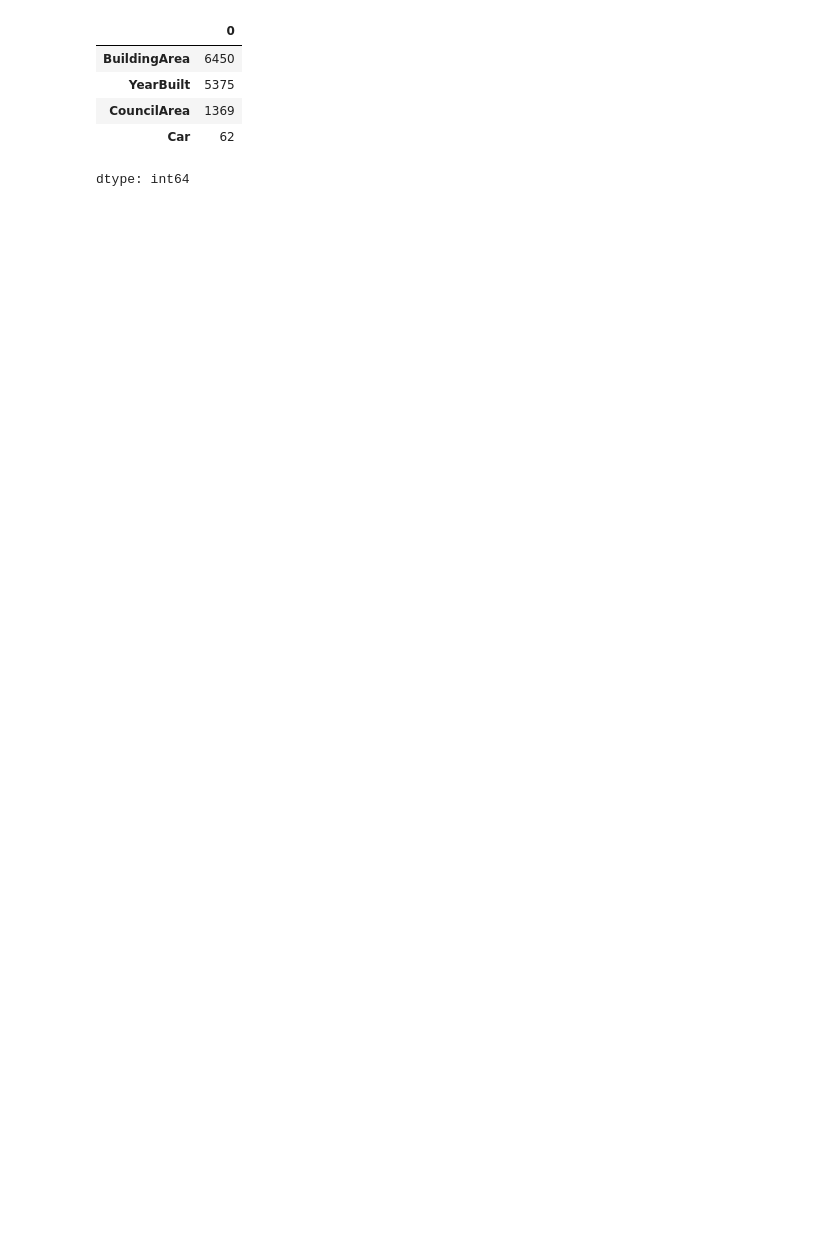
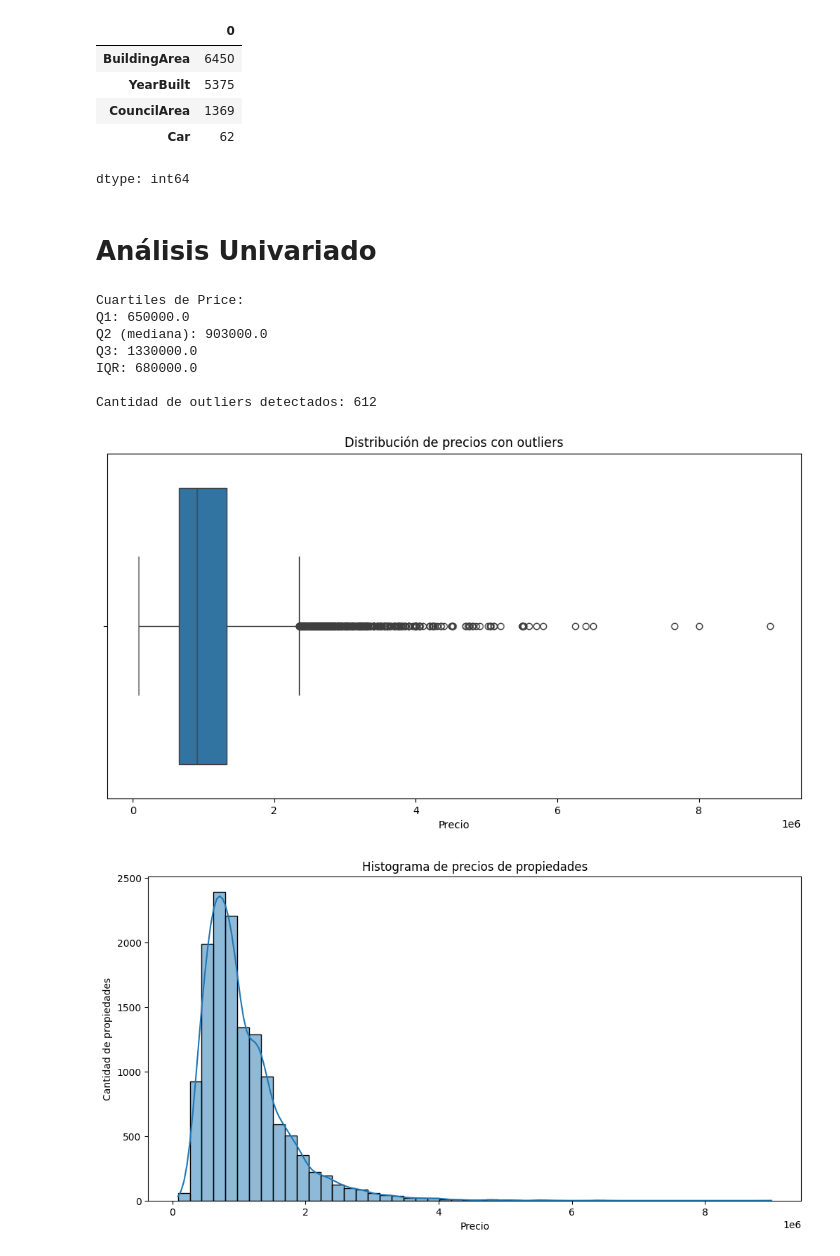
Before and after one commit to Cristian-Larzabal/Data_science, a Jupyter notebook: PrimerEntrega/ProyectoDS_ParteI_Larzabal.ipynb, the cells around one changed output. Cells and saved outputs as stored; diff of their text form; code cells hidden in the pictures; blank space fills up the shorter version.

```diff
--- a/PrimerEntrega/ProyectoDS_ParteI_Larzabal.ipynb
+++ b/PrimerEntrega/ProyectoDS_ParteI_Larzabal.ipynb
@@ -41,3 +57,50 @@ missing[missing > 0]
 | CouncilArea | 1369 |
 | Car | 62 |
 dtype: int64
+# %% [markdown]
+# Análisis Univariado
+# %%
+# 🔹 Calcular cuartiles y IQR
+Q1 = df['Price'].quantile(0.25)
+Q2 = df['Price'].quantile(0.50)  # mediana
+Q3 = df['Price'].quantile(0.75)
+IQR = Q3 - Q1
+
+print("\nCuartiles de Price:")
+print("Q1:", Q1)
+print("Q2 (mediana):", Q2)
+print("Q3:", Q3)
+print("IQR:", IQR)
+
+# 🔹 Detectar outliers
+lower_bound = Q1 - 1.5 * IQR
+upper_bound = Q3 + 1.5 * IQR
+outliers = df[(df['Price'] < lower_bound) | (df['Price'] > upper_bound)]
+print("\nCantidad de outliers detectados:", outliers.shape[0])
+
+# 🔹 Visualización: boxplot
+plt.figure(figsize=(12,6))
+sns.boxplot(x=df['Price'])
+plt.title("Distribución de precios con outliers")
+plt.xlabel("Precio")
+plt.show()
+
+print(" ")#Separacion entre graficos
+
+# 🔹 Visualización: histograma
+plt.figure(figsize=(12,6))
+sns.histplot(df['Price'], bins=50, kde=True)
+plt.title("Histograma de precios de propiedades")
+plt.xlabel("Precio")
+plt.ylabel("Cantidad de propiedades")
+plt.show()
+# %% [output]
+Cuartiles de Price:
+Q1: 650000.0
+Q2 (mediana): 903000.0
+Q3: 1330000.0
+IQR: 680000.0
+
+Cantidad de outliers detectados: 612
+[figure, added]
+[figure, added]
```
Also changed, not shown: parts of 15 cells of this notebook.
